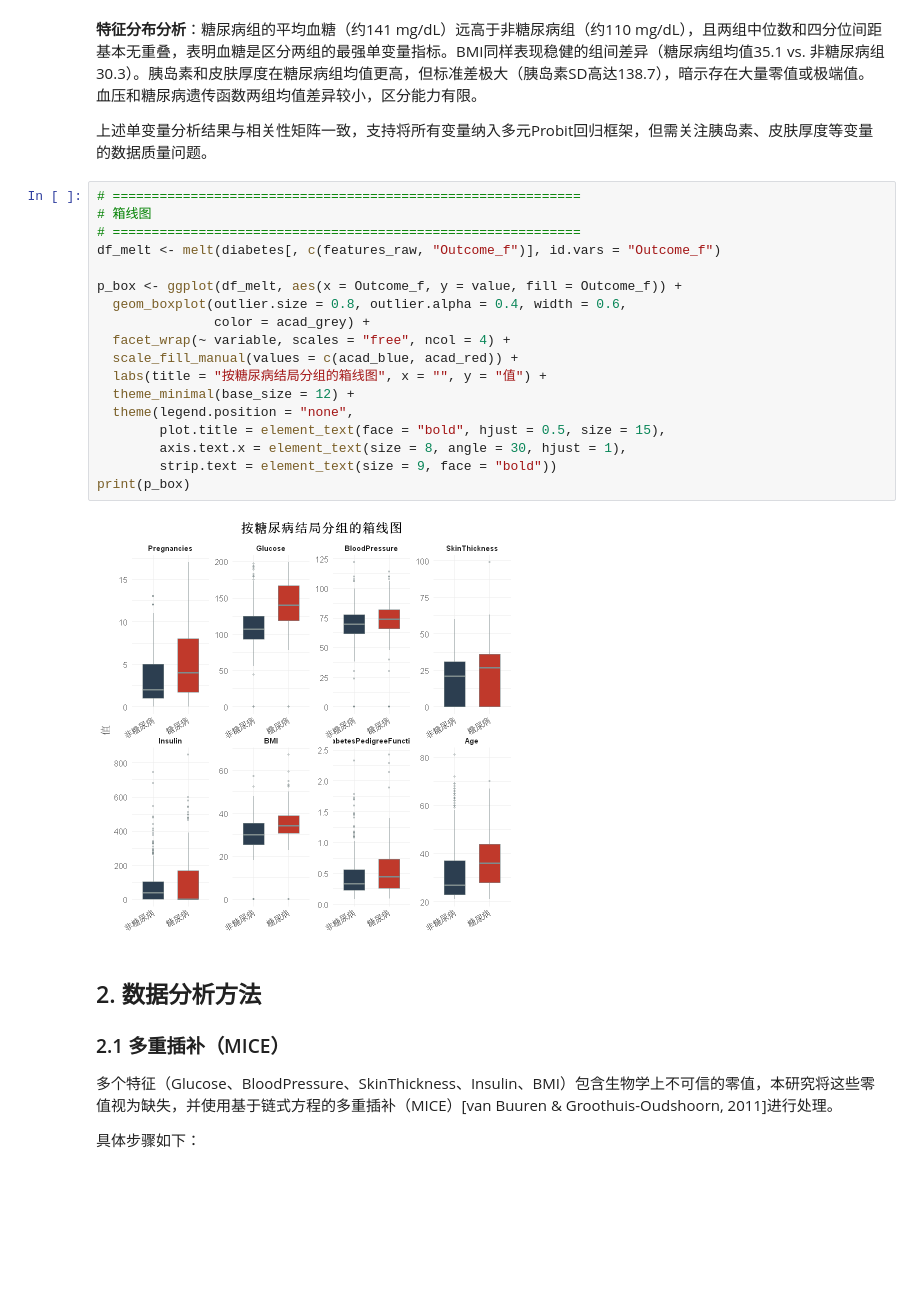
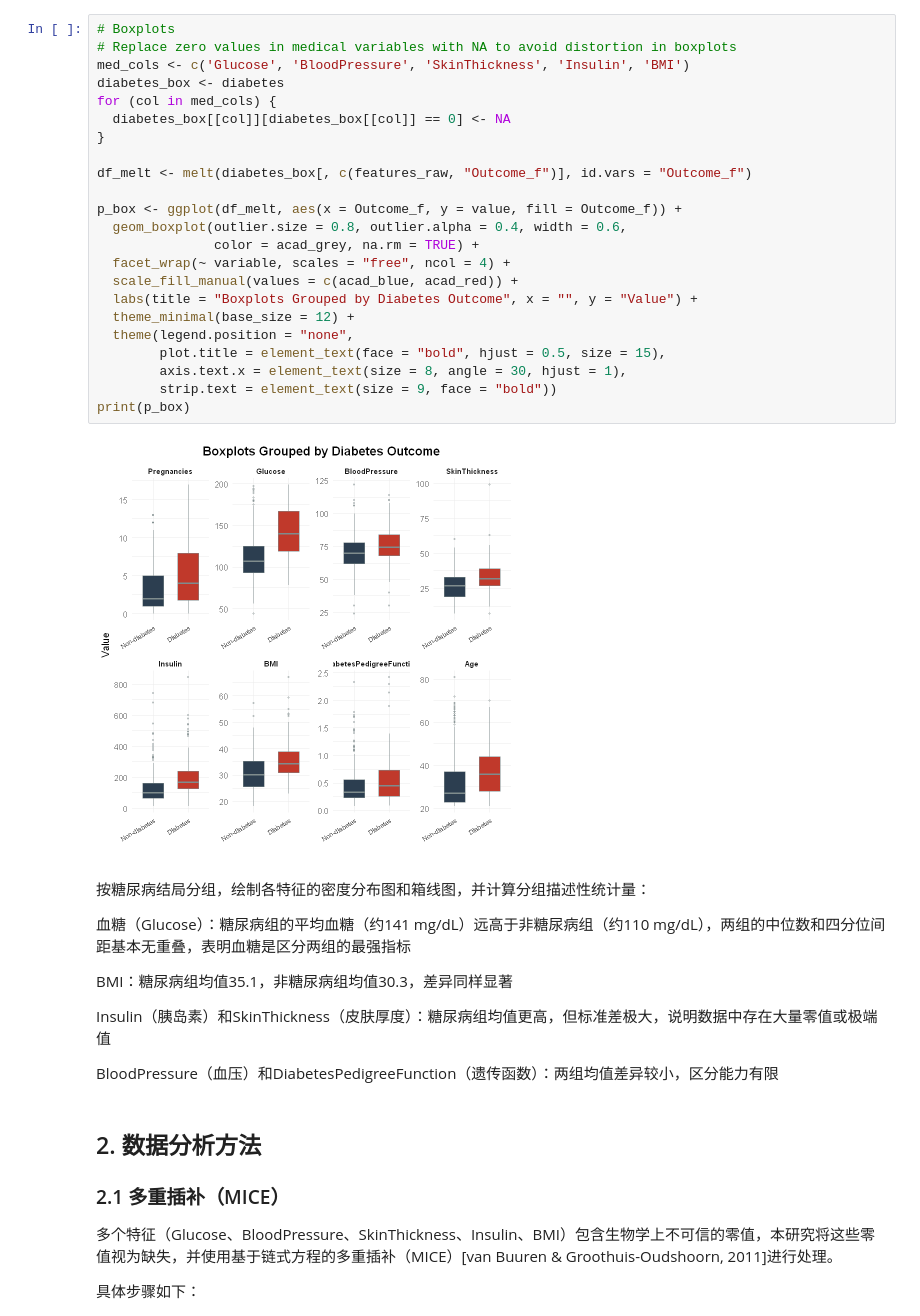
Before and after one commit to xiaozhang1215/bayesian_group_project, a Jupyter notebook: code_bayesian_group.ipynb, the cells around one changed output. Cells and saved outputs as stored; diff of their text form; blank space fills up the shorter version.

```diff
--- a/code_bayesian_group.ipynb
+++ b/code_bayesian_group.ipynb
@@ -267,27 +293,38 @@ Caused by error in `format_tbl()`:
-# %% [markdown]
-**特征分布分析**：糖尿病组的平均血糖（约141 mg/dL）远高于非糖尿病组（约110 mg/dL），且两组中位数和四分位间距基本无重叠，表明血糖是区分两组的最强单变量指标。BMI同样表现稳健的组间差异（糖尿病组均值35.1 vs. 非糖尿病组30.3）。胰岛素和皮肤厚度在糖尿病组均值更高，但标准差极大（胰岛素SD高达138.7），暗示存在大量零值或极端值。血压和糖尿病遗传函数两组均值差异较小，区分能力有限。
-
-上述单变量分析结果与相关性矩阵一致，支持将所有变量纳入多元Probit回归框架，但需关注胰岛素、皮肤厚度等变量的数据质量问题。
 # %%
-# ============================================================
-# 箱线图
-# ============================================================
-df_melt <- melt(diabetes[, c(features_raw, "Outcome_f")], id.vars = "Outcome_f")
+# Boxplots
+# Replace zero values in medical variables with NA to avoid distortion in boxplots
+med_cols <- c('Glucose', 'BloodPressure', 'SkinThickness', 'Insulin', 'BMI')
+diabetes_box <- diabetes
+for (col in med_cols) {
+  diabetes_box[[col]][diabetes_box[[col]] == 0] <- NA
+}
+
+df_melt <- melt(diabetes_box[, c(features_raw, "Outcome_f")], id.vars = "Outcome_f")
 
 p_box <- ggplot(df_melt, aes(x = Outcome_f, y = value, fill = Outcome_f)) +
   geom_boxplot(outlier.size = 0.8, outlier.alpha = 0.4, width = 0.6,
-               color = acad_grey) +
+               color = acad_grey, na.rm = TRUE) +
   facet_wrap(~ variable, scales = "free", ncol = 4) +
   scale_fill_manual(values = c(acad_blue, acad_red)) +
-  labs(title = "按糖尿病结局分组的箱线图", x = "", y = "值") +
+  labs(title = "Boxplots Grouped by Diabetes Outcome", x = "", y = "Value") +
   theme_minimal(base_size = 12) +
   theme(legend.position = "none",
         plot.title = element_text(face = "bold", hjust = 0.5, size = 15),
         axis.text.x = element_text(size = 8, angle = 30, hjust = 1),
         strip.text = element_text(size = 9, face = "bold"))
 print(p_box)
 # %% [output]
-[figure, old version]
+[figure, new version]
+# %% [markdown]
+按糖尿病结局分组，绘制各特征的密度分布图和箱线图，并计算分组描述性统计量：
+
+血糖（Glucose）：糖尿病组的平均血糖（约141 mg/dL）远高于非糖尿病组（约110 mg/dL），两组的中位数和四分位间距基本无重叠，表明血糖是区分两组的最强指标
+
+BMI：糖尿病组均值35.1，非糖尿病组均值30.3，差异同样显著
+
+Insulin（胰岛素）和SkinThickness（皮肤厚度）：糖尿病组均值更高，但标准差极大，说明数据中存在大量零值或极端值
+
+BloodPressure（血压）和DiabetesPedigreeFunction（遗传函数）：两组均值差异较小，区分能力有限
 # %% [markdown]
 ## 2. 数据分析方法
 
```
Also changed, not shown: parts of 32 cells of this notebook, 1 other file.
